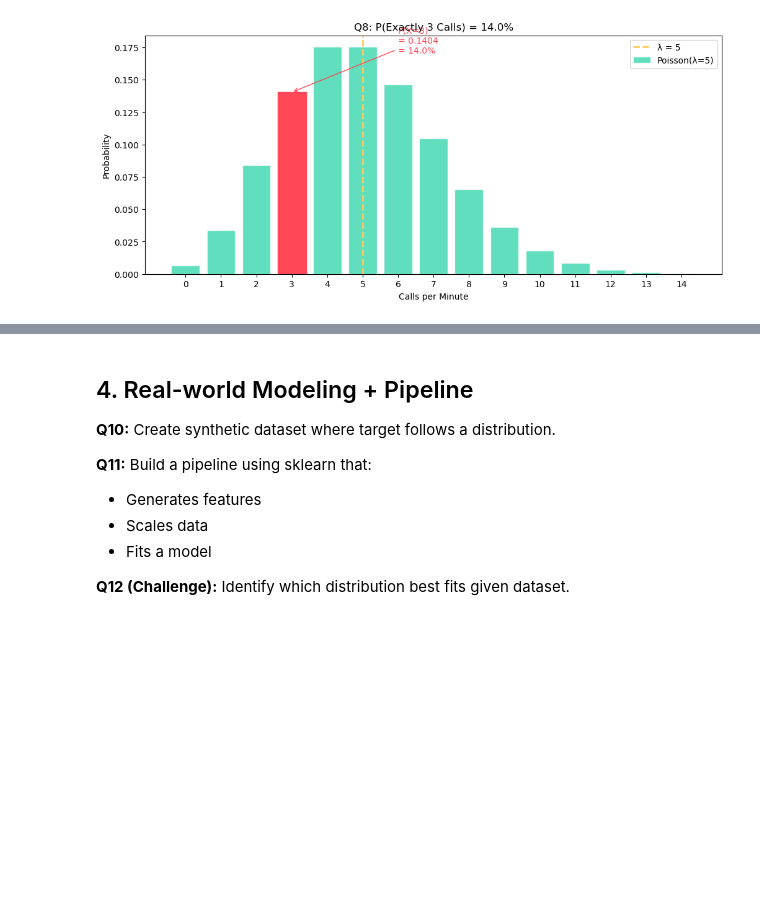
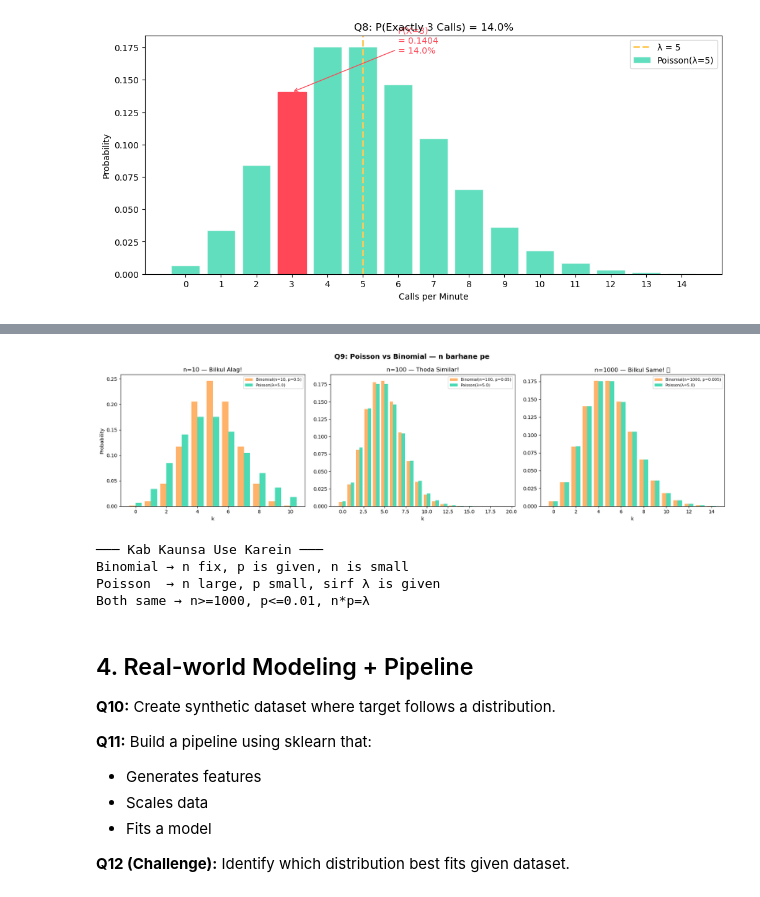
Before and after one commit to tashfeen786/AI-ML-BootCamp, a Jupyter notebook: NETSOL WORK/Week_4/probability_questions_extended.ipynb, the cells around one changed output, grey strips where cells are left out. Drawn from its saved outputs; the diff is of its cells as text; code cells hidden in the pictures; blank space fills up the shorter version.

Commit message:
Q9 — "When should Poisson be used instead of Binomial? Simulate example.  Update with solution

```diff
--- a/NETSOL WORK/Week_4/probability_questions_extended.ipynb
+++ b/NETSOL WORK/Week_4/probability_questions_extended.ipynb
@@ -566,3 +600,82 @@ plt.show()
+# %%
+
+# Plot 1: Binomial vs Poisson
+fig, axes = plt.subplots(1, 3, figsize=(18, 5))
+
+# Subplot 1: n is Small
+n1, p1   = 10, 0.5
+lam1     = n1 * p1
+binom1   = stats.binom(n1, p1)
+poisson1 = stats.poisson(lam1)
+k1       = np.arange(0, n1+1)
+
+axes[0].bar(k1 - 0.2, binom1.pmf(k1),
+            width=0.4,
+            color='#ff9f43', alpha=0.8,
+            label=f'Binomial(n={n1}, p={p1})')
+axes[0].bar(k1 + 0.2, poisson1.pmf(k1),
+            width=0.4,
+            color='#1dd1a1', alpha=0.8,
+            label=f'Poisson(λ={lam1})')
+axes[0].set_title('n=10 — Bilkul Alag!')
+axes[0].set_xlabel('k')
+axes[0].set_ylabel('Probability')
+axes[0].legend(fontsize=8)
+
+# Subplot 2: n is Medium
+n2, p2   = 100, 0.05
+lam2     = n2 * p2
+binom2   = stats.binom(n2, p2)
+poisson2 = stats.poisson(lam2)
+k2       = np.arange(0, 20)
+
+axes[1].bar(k2 - 0.2, binom2.pmf(k2),
+            width=0.4,
+            color='#ff9f43', alpha=0.8,
+            label=f'Binomial(n={n2}, p={p2})')
+axes[1].bar(k2 + 0.2, poisson2.pmf(k2),
+            width=0.4,
+            color='#1dd1a1', alpha=0.8,
+            label=f'Poisson(λ={lam2})')
+axes[1].set_title('n=100 — Thoda Similar!')
+axes[1].set_xlabel('k')
+axes[1].legend(fontsize=8)
+
+# Subplot 3: n is large
+n3, p3   = 1000, 0.005
+lam3     = n3 * p3
+binom3   = stats.binom(n3, p3)
+poisson3 = stats.poisson(lam3)
+k3       = np.arange(0, 15)
+
+axes[2].bar(k3 - 0.2, binom3.pmf(k3),
+            width=0.4,
+            color='#ff9f43', alpha=0.8,
+            label=f'Binomial(n={n3}, p={p3})')
+axes[2].bar(k3 + 0.2, poisson3.pmf(k3),
+            width=0.4,
+            color='#1dd1a1', alpha=0.8,
+            label=f'Poisson(λ={lam3})')
+axes[2].set_title('n=1000 — Bilkul Same! ✅')
+axes[2].set_xlabel('k')
+axes[2].legend(fontsize=8)
+
+plt.suptitle('Q9: Poisson vs Binomial — n barhane pe',
+             fontsize=14, fontweight='bold')
+plt.tight_layout()
+plt.show()
+
+# When Poisson use karein
+print("\n─── Kab Kaunsa Use Karein ───")
+print("Binomial → n fix, p is given, n is small")
+print("Poisson  → n large, p small, sirf λ is given")
+print("Both same → n>=1000, p<=0.01, n*p=λ")
+# %% [output]
+[figure, added]
+─── Kab Kaunsa Use Karein ───
+Binomial → n fix, p is given, n is small
+Poisson  → n large, p small, sirf λ is given
+Both same → n>=1000, p<=0.01, n*p=λ
 # %% [markdown]
 ## 4. Real-world Modeling + Pipeline
 
```
Also changed, not shown: parts of 1 cell of this notebook.
